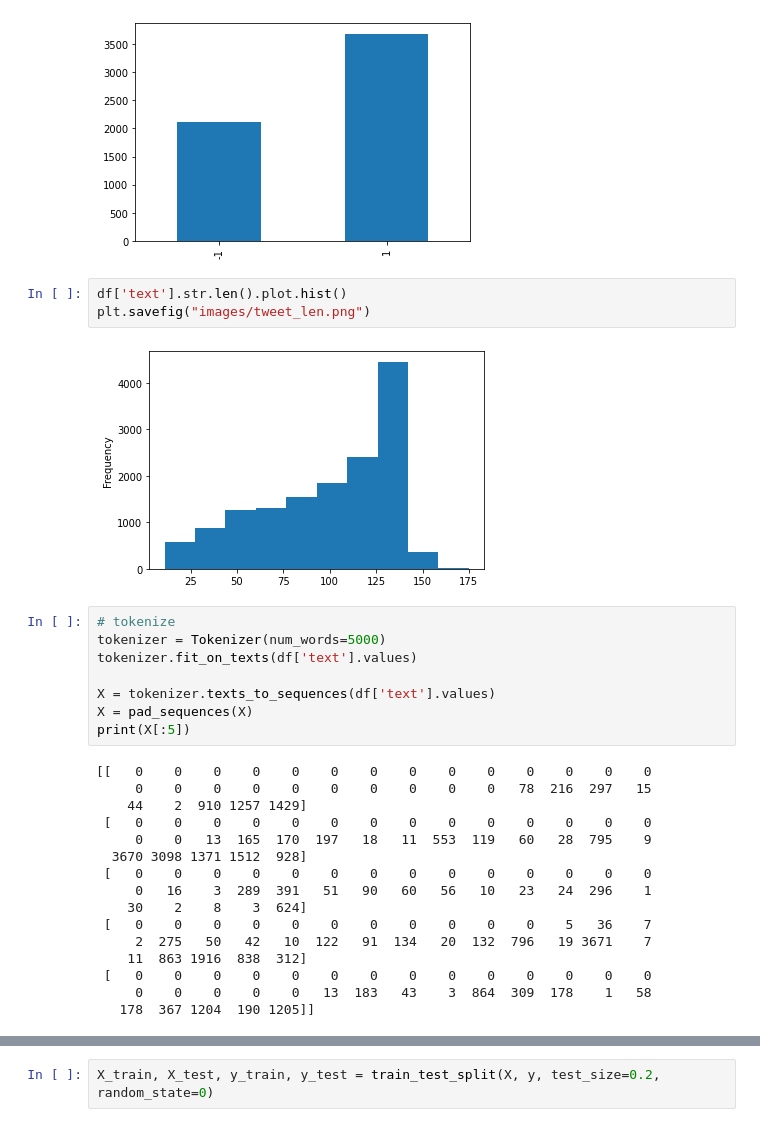
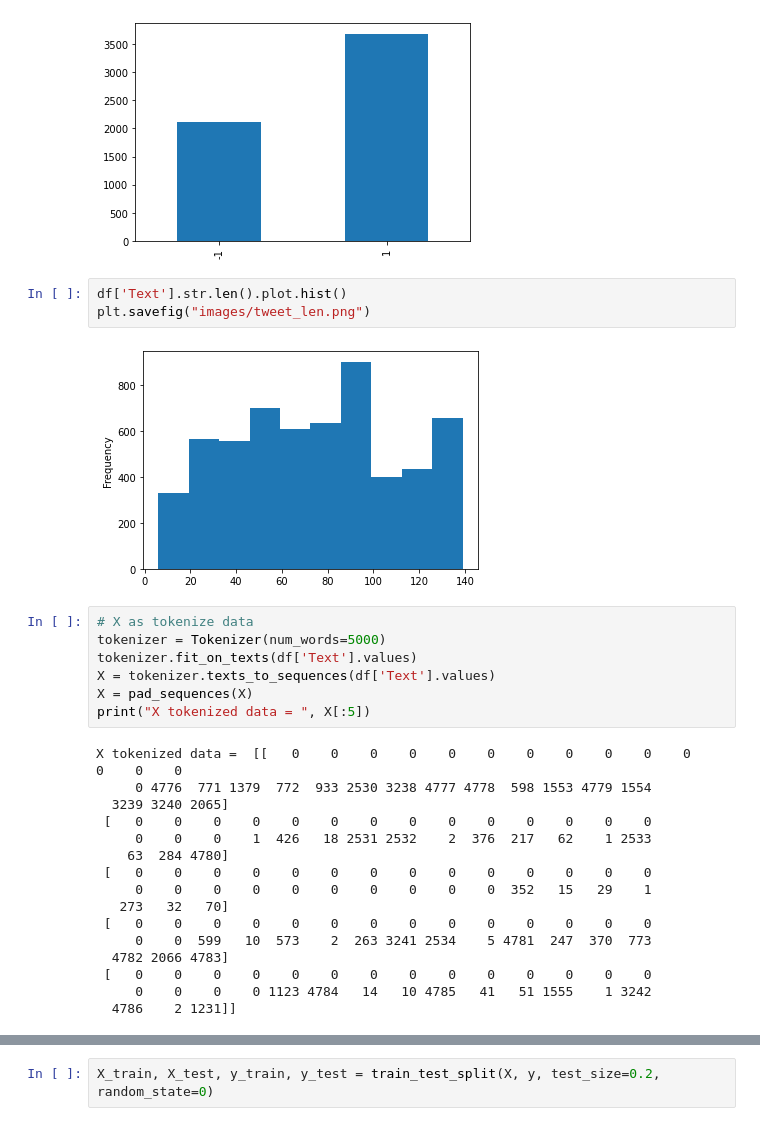
Before and after one commit to nicklamonica/stock-sentiment-analysis, a Jupyter notebook: main.ipynb, the cells around one changed output, grey strips where cells are left out. Drawn from its saved outputs; the diff is of its cells as text.

Commit message:
finished plots

```diff
--- a/main.ipynb
+++ b/main.ipynb
@@ -43,31 +42,30 @@ plt.savefig("images/single_count.png")
 # %% [output]
 [figure]
 # %%
-df['text'].str.len().plot.hist()
+df['Text'].str.len().plot.hist()
 plt.savefig("images/tweet_len.png")
 # %% [output]
-[figure, old version]
+[figure, new version]
 # %%
-# tokenize
+# X as tokenize data
 tokenizer = Tokenizer(num_words=5000)
-tokenizer.fit_on_texts(df['text'].values)
-
-X = tokenizer.texts_to_sequences(df['text'].values)
+tokenizer.fit_on_texts(df['Text'].values)
+X = tokenizer.texts_to_sequences(df['Text'].values)
 X = pad_sequences(X)
-print(X[:5])
+print("X tokenized data = ", X[:5])
 # %% [output]
-[[   0    0    0    0    0    0    0    0    0    0    0    0    0    0
-     0    0    0    0    0    0    0    0    0    0   78  216  297   15
-    44    2  910 1257 1429]
+X tokenized data =  [[   0    0    0    0    0    0    0    0    0    0    0    0    0    0
+     0 4776  771 1379  772  933 2530 3238 4777 4778  598 1553 4779 1554
+  3239 3240 2065]
  [   0    0    0    0    0    0    0    0    0    0    0    0    0    0
-     0    0   13  165  170  197   18   11  553  119   60   28  795    9
-  3670 3098 1371 1512  928]
+     0    0    0    1  426   18 2531 2532    2  376  217   62    1 2533
+    63  284 4780]
  [   0    0    0    0    0    0    0    0    0    0    0    0    0    0
-     0   16    3  289  391   51   90   60   56   10   23   24  296    1
-    30    2    8    3  624]
- [   0    0    0    0    0    0    0    0    0    0    0    5   36    7
-     2  275   50   42   10  122   91  134   20  132  796   19 3671    7
-    11  863 1916  838  312]
+     0    0    0    0    0    0    0    0    0    0  352   15   29    1
+   273   32   70]
  [   0    0    0    0    0    0    0    0    0    0    0    0    0    0
-     0    0    0    0    0   13  183   43    3  864  309  178    1   58
-   178  367 1204  190 1205]]
+     0    0  599   10  573    2  263 3241 2534    5 4781  247  370  773
+  4782 2066 4783]
+ [   0    0    0    0    0    0    0    0    0    0    0    0    0    0
+     0    0    0    0 1123 4784   14   10 4785   41   51 1555    1 3242
+  4786    2 1231]]
```
Also changed, not shown: parts of 16 cells of this notebook, 8 other files.
